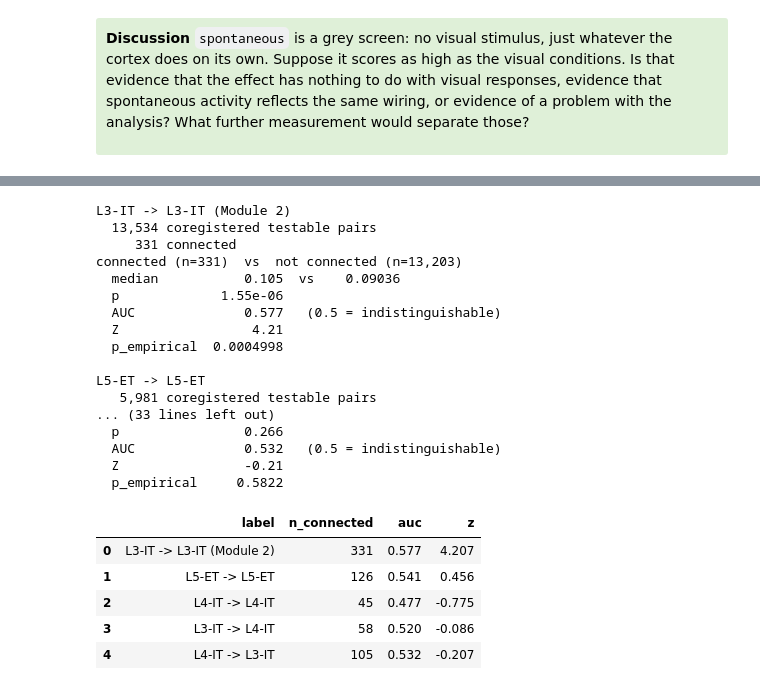
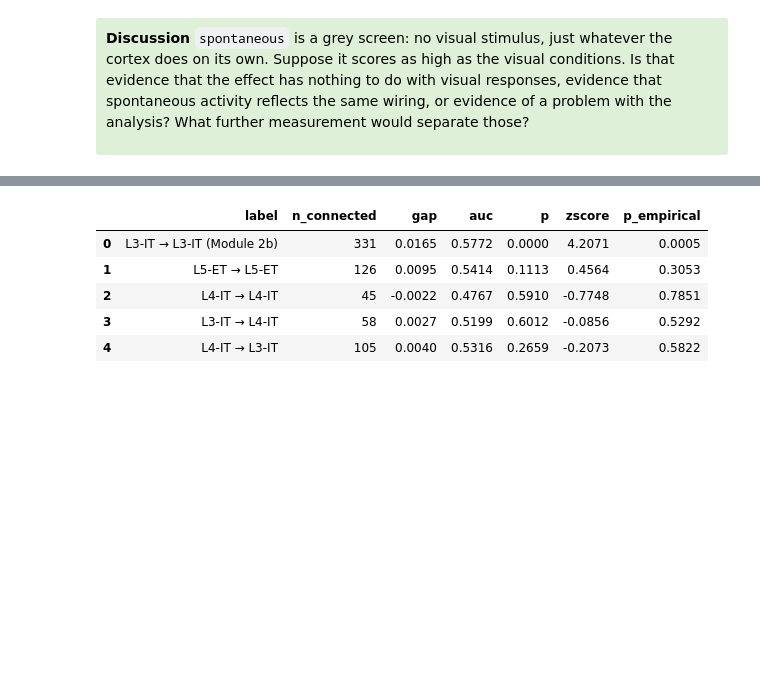
Before and after one commit to AllenSWDB/SWDB_2026_Connectomics, a Jupyter notebook: code/solutions/Exercise_2 - Solutions.ipynb, the cells around one changed output, grey strips where cells are left out. Drawn from its saved outputs; the diff is of its cells as text; code cells hidden in the pictures; blank space fills up the shorter version.

```diff
--- a/code/solutions/Exercise_2 - Solutions.ipynb
+++ b/code/solutions/Exercise_2 - Solutions.ipynb
@@ -262,7 +232,7 @@ knowing what is in the table.
 </div>
 # %%
 def build_pair_table(pre_cell_df, post_cell_df=None, max_distance=500, n_bins=100):
-    """Module 2 Parts 1-3, as one call. See the text above for the columns.
+    """Module 2b Parts 1-3, as one call. See the text above for the columns.
 
     Returns (full_df, conn_df, testable_distance_df).
     """
@@ -323,3 +293,14 @@ def build_pair_table(pre_cell_df, post_cell_df=None, max_distance=500, n_bins=10
     full_df = pd.merge(full_df, probability_df, on="bin_id")
 
     return full_df, conn_df, testable_distance_df
+
+
+# Rebuilding the Module 2b analysis set: L3-IT to L3-IT
+sub_cell_df = cell_df[cell_df["cell_type"] == "L3-IT"]
+
+full_df, conn_df, testable_distance_df = build_pair_table(sub_cell_df)
+
+print(f"{len(sub_cell_df):>10,} L3-IT cells")
+print(f"{len(testable_distance_df):>10,} testable L3-IT pairs")
+print(f"{len(full_df):>10,} of those are coregistered")
+print(f"{int(full_df['connected'].sum()):>10,} of those are connected")
@@ -845,69 +743,54 @@ finding.
 # %%
 stim = "natural_images"
 
 
 def rerun_analysis(pre_cell_df, post_cell_df=None, label=""):
     """Task 2b + Task 3b for one (pre, post) cell-type combination."""
     pair_df, _, _ = build_pair_table(pre_cell_df, post_cell_df)
     pair_df = pair_df[pair_df[stim].notna()]
 
     connected = pair_df.loc[pair_df["connected"], stim]
     unconnected = pair_df.loc[~pair_df["connected"], stim]
-    print(f"\n{label}")
-    print(f"  {len(pair_df):>6,} coregistered testable pairs")
-    print(f"  {len(connected):>6,} connected")
     if len(connected) < 30:
-        print("  too few connected pairs to test; reporting counts only")
+        print(f"{label}: {len(connected)} connected pairs, too few to test")
         return None
 
-    p, auc = compare_distributions(connected, unconnected, "connected", "not connected")
+    p, auc = compare_distributions(connected, unconnected, verbose=False)
 
     null_means = sample_null_means(pair_df, stim)
     observed = connected.mean()
-    zscore = (observed - null_means.mean()) / null_means.std()
-    p_empirical = (1 + int((null_means >= observed).sum())) / (1 + len(null_means))
-    print(f"  Z           {zscore:>10.2f}")
-    print(f"  p_empirical {p_empirical:>10.4g}")
-    return {"label": label, "n_connected": len(connected), "auc": auc, "z": zscore}
+    return {
+        "label": label,
+        "n_connected": len(connected),
+        "gap": observed - unconnected.mean(),
+        "auc": auc,
+        "p": p,
+        "zscore": (observed - null_means.mean()) / null_means.std(),
+        "p_empirical": (1 + int((null_means >= observed).sum())) / (1 + len(null_means)),
+    }
 
 
 # Only excitatory types are coregistered in any number: L3-IT, L4-IT, L5-ET. Nothing
 # inhibitory is coregistered at all, so an E -> I test is not available in this dataset,
 # however interesting it would be. And of the cross-type combinations, only L3-IT <-> L4-IT
 # has pairs, because L2/3-L4 and L5 were imaged separately.
 l5et_cell_df = cell_df[cell_df["cell_type"] == "L5-ET"]
 l4it_cell_df = cell_df[cell_df["cell_type"] == "L4-IT"]
 
 results = [
-    rerun_analysis(sub_cell_df, label="L3-IT -> L3-IT (Module 2)"),
-    rerun_analysis(l5et_cell_df, label="L5-ET -> L5-ET"),
-    rerun_analysis(l4it_cell_df, label="L4-IT -> L4-IT"),
-    rerun_analysis(sub_cell_df, l4it_cell_df, label="L3-IT -> L4-IT"),
-    rerun_analysis(l4it_cell_df, sub_cell_df, label="L4-IT -> L3-IT"),
+    rerun_analysis(sub_cell_df, label="L3-IT → L3-IT (Module 2b)"),
+    rerun_analysis(l5et_cell_df, label="L5-ET → L5-ET"),
+    rerun_analysis(l4it_cell_df, label="L4-IT → L4-IT"),
+    rerun_analysis(sub_cell_df, l4it_cell_df, label="L3-IT → L4-IT"),
+    rerun_analysis(l4it_cell_df, sub_cell_df, label="L4-IT → L3-IT"),
 ]
 
-pd.DataFrame([r for r in results if r is not None]).round(3)
+type_df = pd.DataFrame([r for r in results if r is not None])
+type_df.round(4)
 # %% [output]
-L3-IT -> L3-IT (Module 2)
-  13,534 coregistered testable pairs
-     331 connected
-connected (n=331)  vs  not connected (n=13,203)
-  median           0.105  vs    0.09036
-  p             1.55e-06
-  AUC              0.577   (0.5 = indistinguishable)
-  Z                 4.21
-  p_empirical  0.0004998
-
-L5-ET -> L5-ET
-   5,981 coregistered testable pairs
-... (33 lines left out)
-  p                0.266
-  AUC              0.532   (0.5 = indistinguishable)
-  Z                -0.21
-  p_empirical     0.5822
-|  | label | n_connected | auc | z |
-| 0 | L3-IT -> L3-IT (Module 2) | 331 | 0.577 | 4.207 |
-| 1 | L5-ET -> L5-ET | 126 | 0.541 | 0.456 |
-| 2 | L4-IT -> L4-IT | 45 | 0.477 | -0.775 |
-| 3 | L3-IT -> L4-IT | 58 | 0.520 | -0.086 |
-| 4 | L4-IT -> L3-IT | 105 | 0.532 | -0.207 |
+|  | label | n_connected | gap | auc | p | zscore | p_empirical |
+| 0 | L3-IT → L3-IT (Module 2b) | 331 | 0.0165 | 0.5772 | 0.0000 | 4.2071 | 0.0005 |
+| 1 | L5-ET → L5-ET | 126 | 0.0095 | 0.5414 | 0.1113 | 0.4564 | 0.3053 |
+| 2 | L4-IT → L4-IT | 45 | -0.0022 | 0.4767 | 0.5910 | -0.7748 | 0.7851 |
+| 3 | L3-IT → L4-IT | 58 | 0.0027 | 0.5199 | 0.6012 | -0.0856 | 0.5292 |
+| 4 | L4-IT → L3-IT | 105 | 0.0040 | 0.5316 | 0.2659 | -0.2073 | 0.5822 |
```
Also changed, not shown: parts of 48 cells of this notebook, 1 other file.
